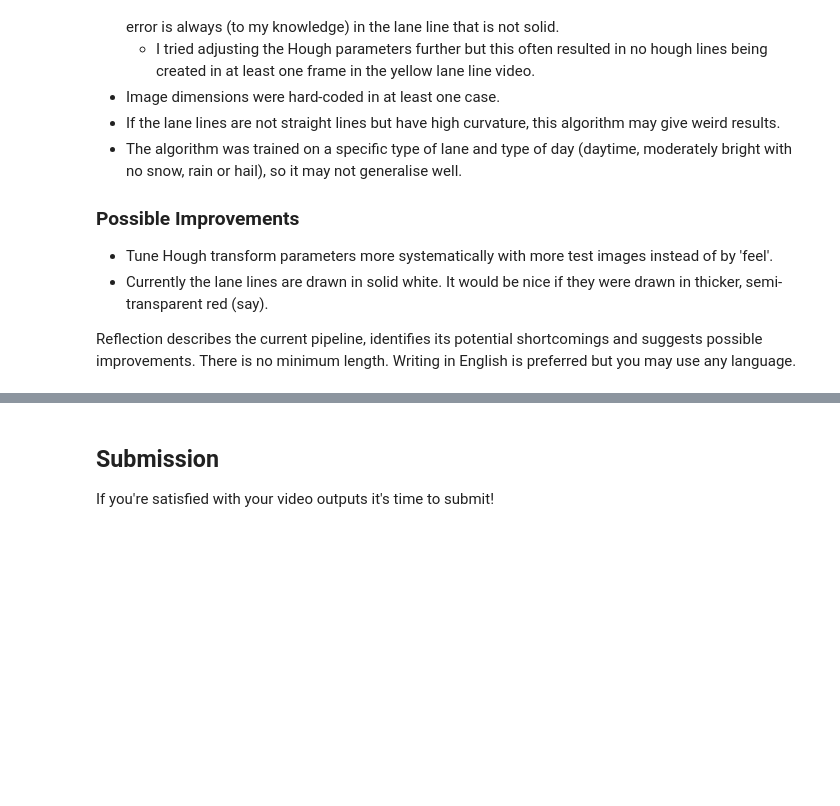
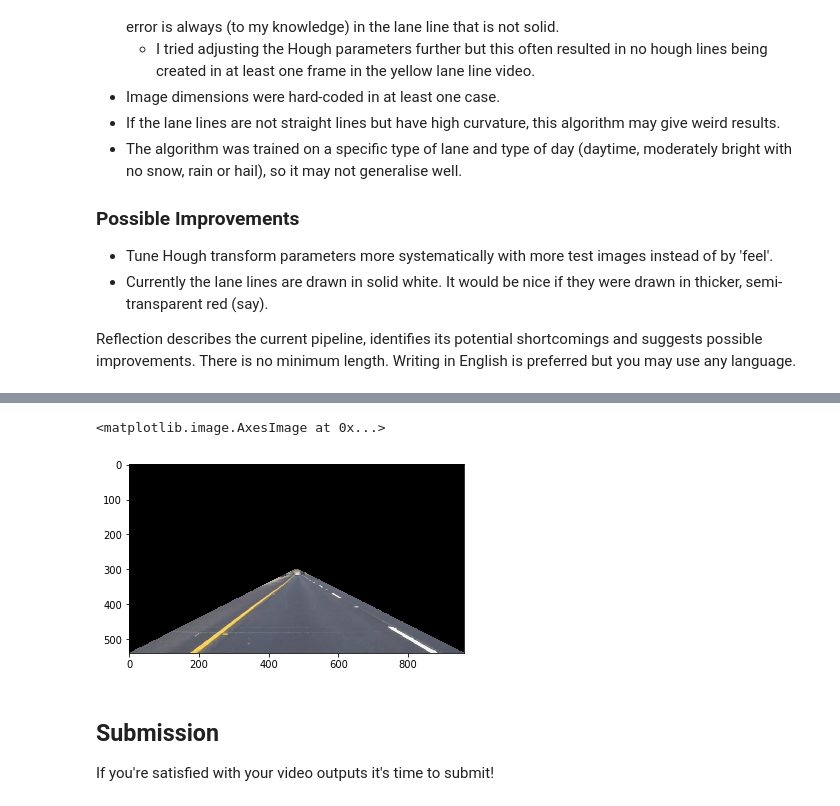
Before and after one commit to vijaypurohit322/Self-Driving-Car_Lane-Detection, a Jupyter notebook: P1.ipynb, the cells around one changed output, grey strips where cells are left out. Drawn from its saved outputs; the diff is of its cells as text; code cells hidden in the pictures; blank space fills up the shorter version.

```diff
--- a/P1.ipynb
+++ b/P1.ipynb
@@ -895,3 +928,14 @@ Reflection describes the current pipeline, identifies its potential shortcomings
+# %%
+# Debugging mask
+border = 80
+imshape = [540, 960]
+vertices = np.array([[(0,imshape[0]),(475, 300), (485, 300),
+                      (imshape[1],imshape[0])]],
+                    dtype=np.int32)
+plt.imshow(region_of_interest(test_images[5], vertices))
+# %% [output]
+<matplotlib.image.AxesImage at 0x...>
+[figure, added]
 # %% [markdown]
 ## Submission
 
```
Also changed, not shown: parts of 21 cells of this notebook.
